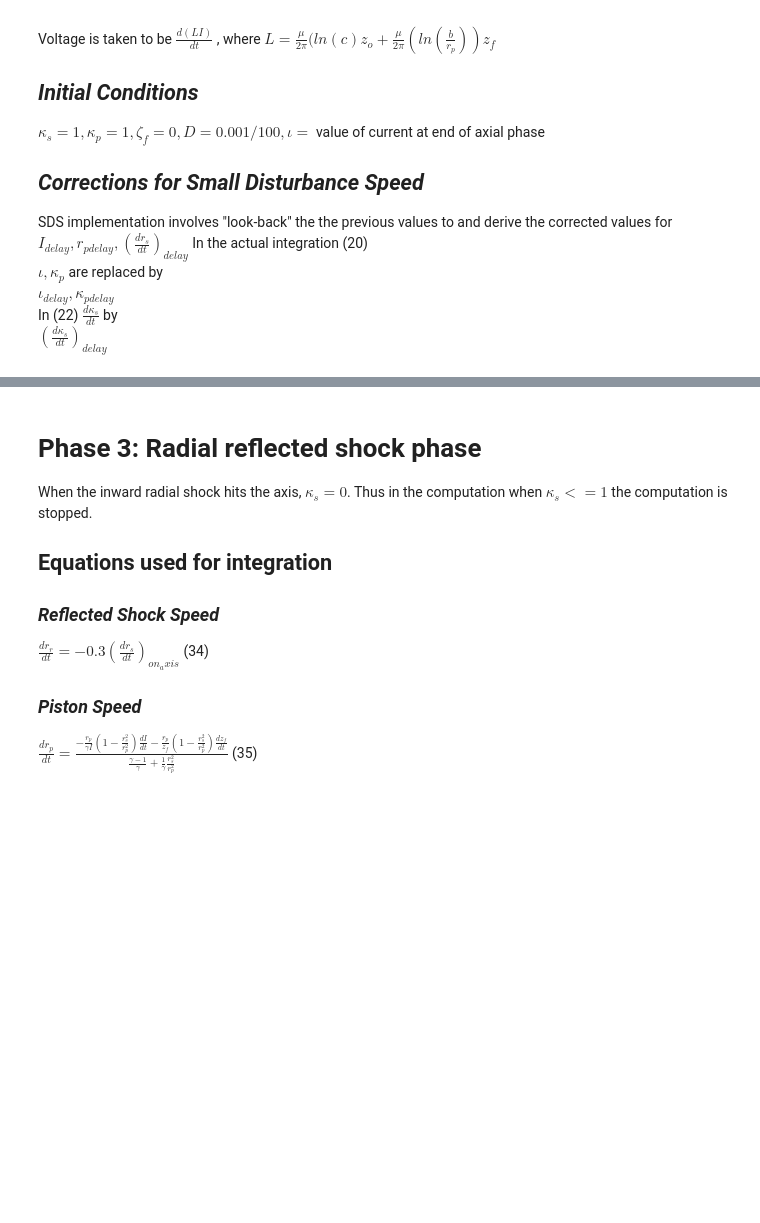
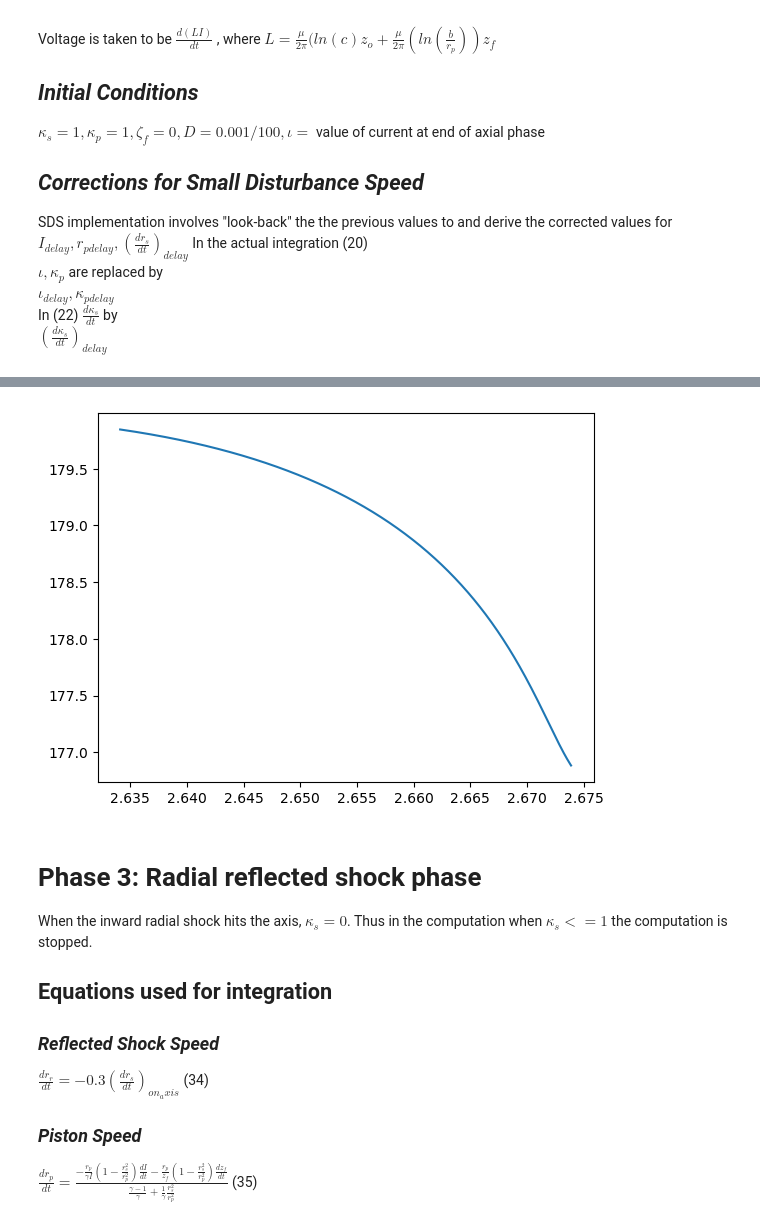
Before and after one commit to shihcc-gis/plasma, a Jupyter notebook: pyLMP.ipynb, the cells around one changed output, grey strips where cells are left out. Cells and saved outputs as stored; diff of their text form; code cells hidden in the pictures; blank space fills up the shorter version.

```diff
--- a/pyLMP.ipynb
+++ b/pyLMP.ipynb
@@ -14,9 +14,9 @@ import pandas
 
 
 #TAPER, default no taper
-TAPER = 0
-TAPERSTART = -1
-ENDRAD = 0
+TAPER = 1
+TAPERSTART = 10
+ENDRAD = 12
 device = '0'
 
 if device == '0':
@@ -25,7 +25,7 @@ if device == '0':
     C0 = 30
     RADB = 3.2
     RADA = 0.95
-    Z0 = 5
+    Z0 = 16
     R0 = 12
     V0 = 15
     P0 = 3.5
@@ -621,8 +659,11 @@ $\iota_{delay} , \kappa_{pdelay}$
 In (22) $\frac{d\kappa_{s}}{dt}$ by
 $(\frac{d\kappa_{s}}{dt})_{delay}$
 # %%
+radialshock = []
+#2 init the headers
+radialshockmap = {}
+
 #Start of Radial Inward Shock Phase
-
 radialshockmap['TR'] = 0
 radialshockmap['IR'] = 1
 radialshockmap['VR'] = 2
@@ -820,3 +879,16 @@ PLN = 0
+# %%
+timestep = []
+ir = []
+
+for step in radialshock:
+    ir.append(step[1])
+    timestep.append(step[0])
+
+fig,ax = plt.subplots()
+ax.plot(timestep,ir)
+plt.show()
+# %% [output]
+[figure, added]
 # %% [markdown]
 # Phase 3: Radial reflected shock phase
 
```
Also changed, not shown: parts of 7 cells of this notebook.
